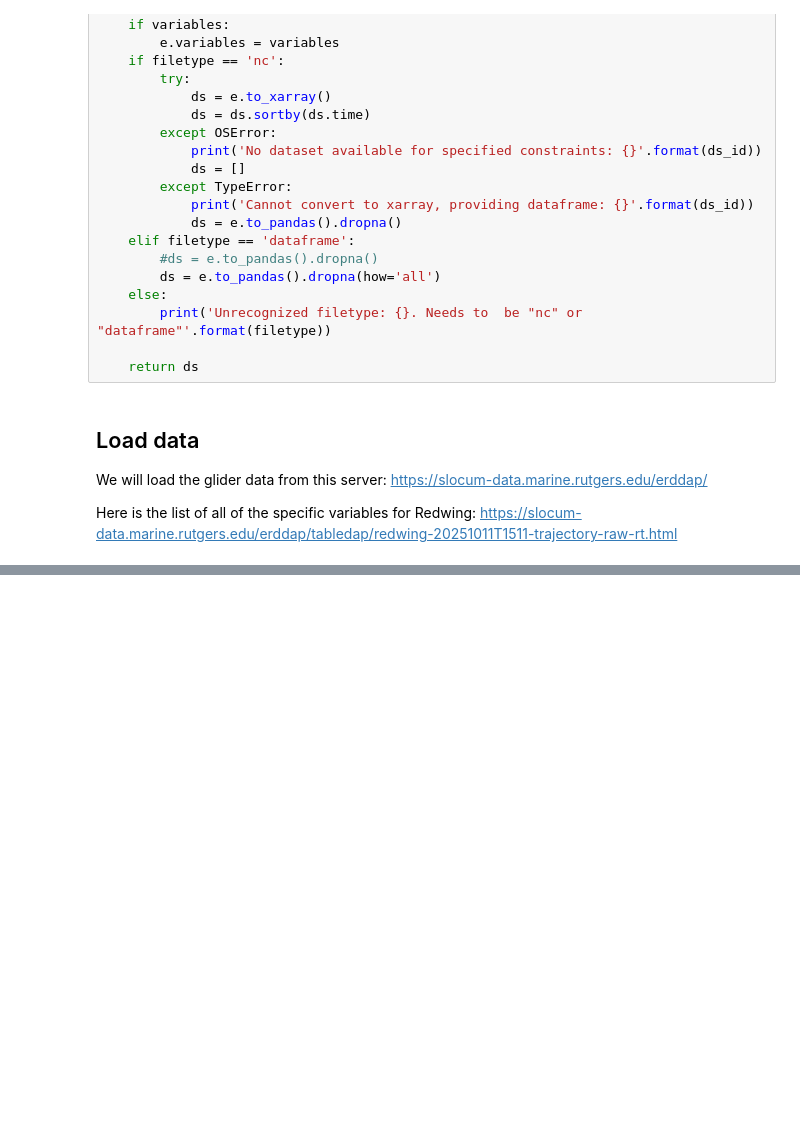
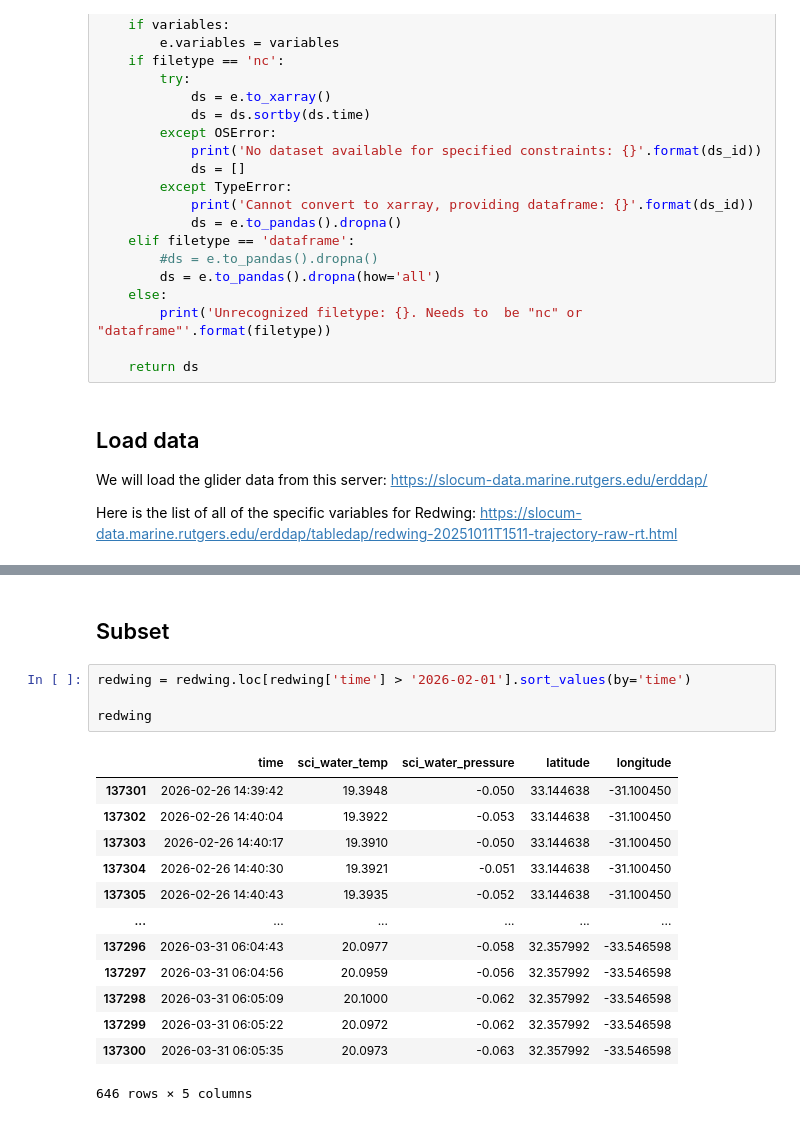
Before and after one commit to JGradone/Topics-Sentinel, a Jupyter notebook: Redwing_Real_Time.ipynb, the cells around one changed output, grey strips where cells are left out. Drawn from its saved outputs; the diff is of its cells as text; blank space fills up the shorter version.

```diff
--- a/Redwing_Real_Time.ipynb
+++ b/Redwing_Real_Time.ipynb
@@ -127 +120,21 @@ redwing
+# %% [markdown]
+## Subset
+# %%
+redwing = redwing.loc[redwing['time'] > '2026-02-01'].sort_values(by='time')
+
+redwing
+# %% [output]
+|  | time | sci_water_temp | sci_water_pressure | latitude | longitude |
+| 137301 | 2026-02-26 14:39:42 | 19.3948 | -0.050 | 33.144638 | -31.100450 |
+| 137302 | 2026-02-26 14:40:04 | 19.3922 | -0.053 | 33.144638 | -31.100450 |
+| 137303 | 2026-02-26 14:40:17 | 19.3910 | -0.050 | 33.144638 | -31.100450 |
+| 137304 | 2026-02-26 14:40:30 | 19.3921 | -0.051 | 33.144638 | -31.100450 |
+| 137305 | 2026-02-26 14:40:43 | 19.3935 | -0.052 | 33.144638 | -31.100450 |
+| ... | ... | ... | ... | ... | ... |
+| 137296 | 2026-03-31 06:04:43 | 20.0977 | -0.058 | 32.357992 | -33.546598 |
+| 137297 | 2026-03-31 06:04:56 | 20.0959 | -0.056 | 32.357992 | -33.546598 |
+| 137298 | 2026-03-31 06:05:09 | 20.1000 | -0.062 | 32.357992 | -33.546598 |
+| 137299 | 2026-03-31 06:05:22 | 20.0972 | -0.062 | 32.357992 | -33.546598 |
+| 137300 | 2026-03-31 06:05:35 | 20.0973 | -0.063 | 32.357992 | -33.546598 |
+646 rows × 5 columns
 # %%
```
Also changed, not shown: parts of 8 cells of this notebook.
